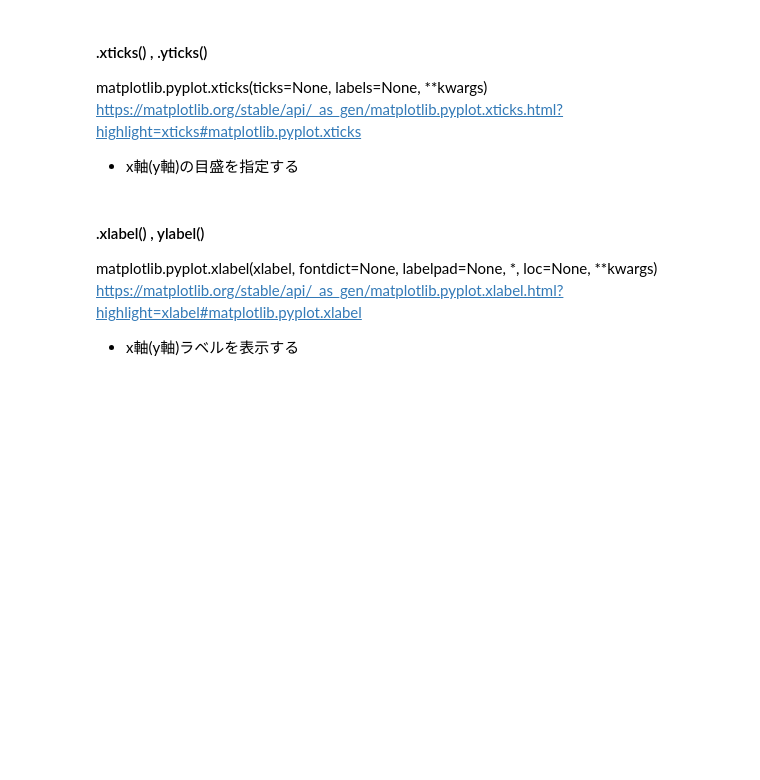
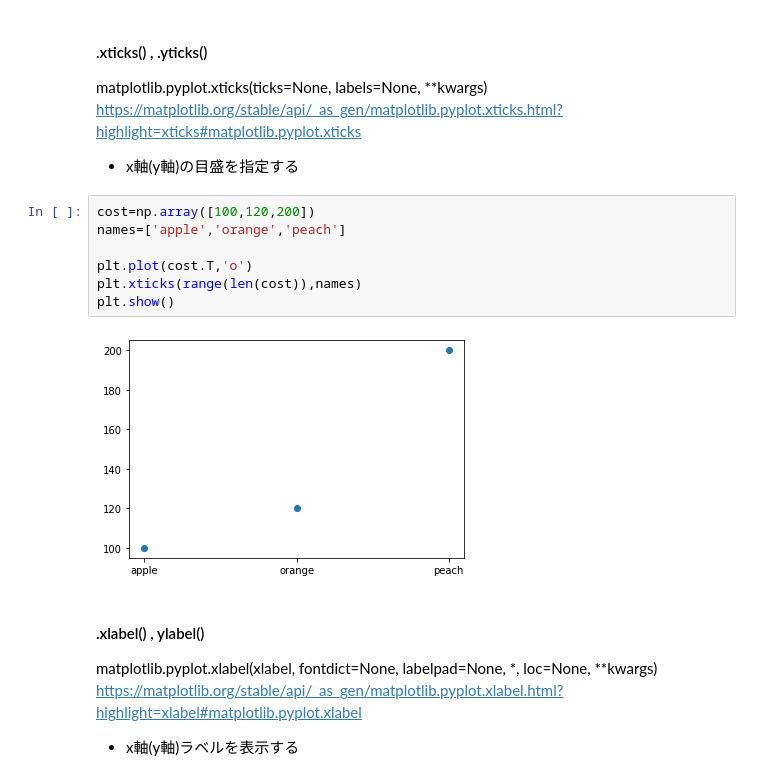
Before and after one commit to ponzu3847/cheat_sheets, a Jupyter notebook: matplotlib.ipynb, the cells around one changed output. Cells and saved outputs as stored; diff of their text form; blank space fills up the shorter version.

```diff
--- a/matplotlib.ipynb
+++ b/matplotlib.ipynb
@@ -27,6 +27,15 @@ matplotlib.pyplot.xticks(ticks=None, labels=None, **kwargs)
 https://matplotlib.org/stable/api/_as_gen/matplotlib.pyplot.xticks.html?highlight=xticks#matplotlib.pyplot.xticks
 
 * x軸(y軸)の目盛を指定する
+# %%
+cost=np.array([100,120,200])
+names=['apple','orange','peach']
+
+plt.plot(cost.T,'o')
+plt.xticks(range(len(cost)),names)
+plt.show()
+# %% [output]
+[figure, added]
 # %% [markdown]
 #### .xlabel() , ylabel()
 matplotlib.pyplot.xlabel(xlabel, fontdict=None, labelpad=None, *, loc=None, **kwargs)
```
Also changed, not shown: parts of 2 cells of this notebook, 1 other file.
